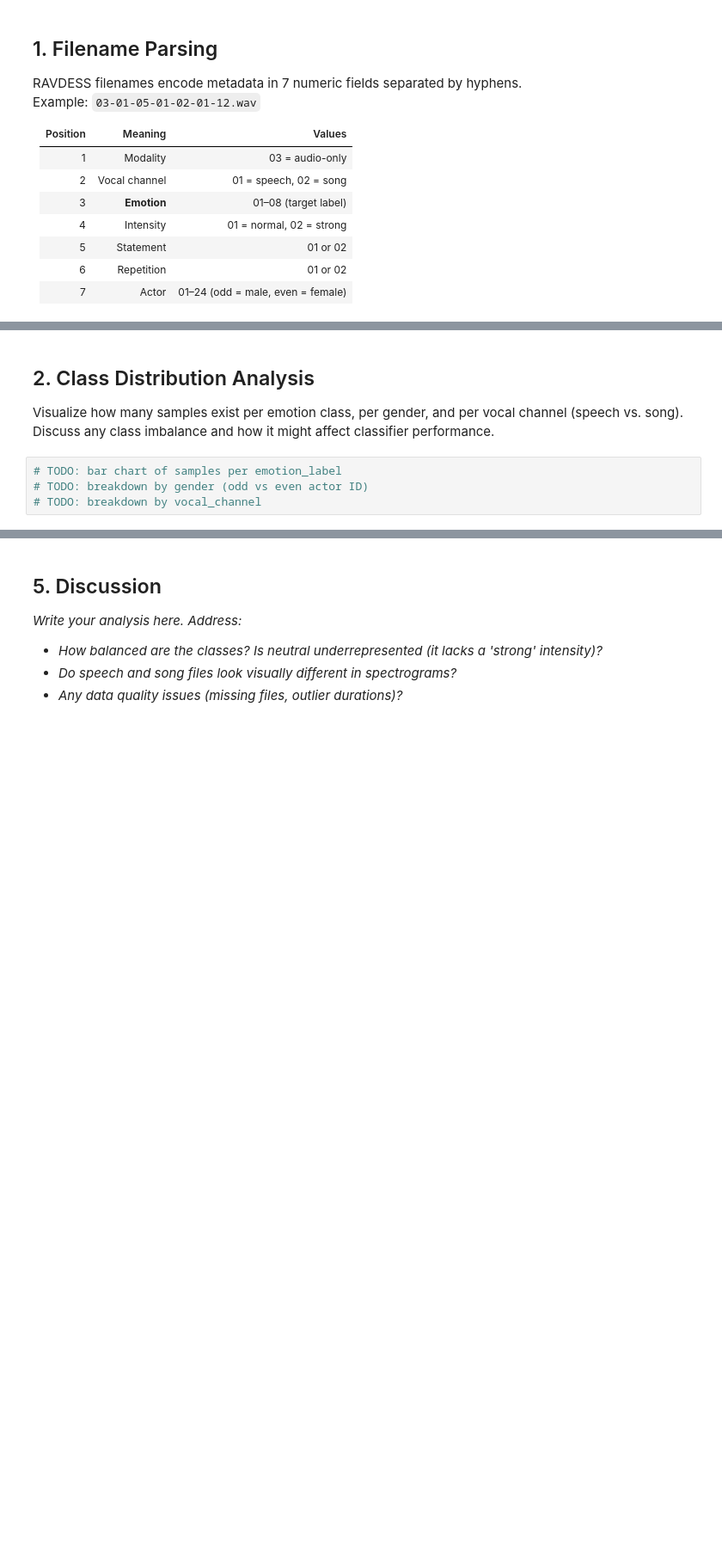
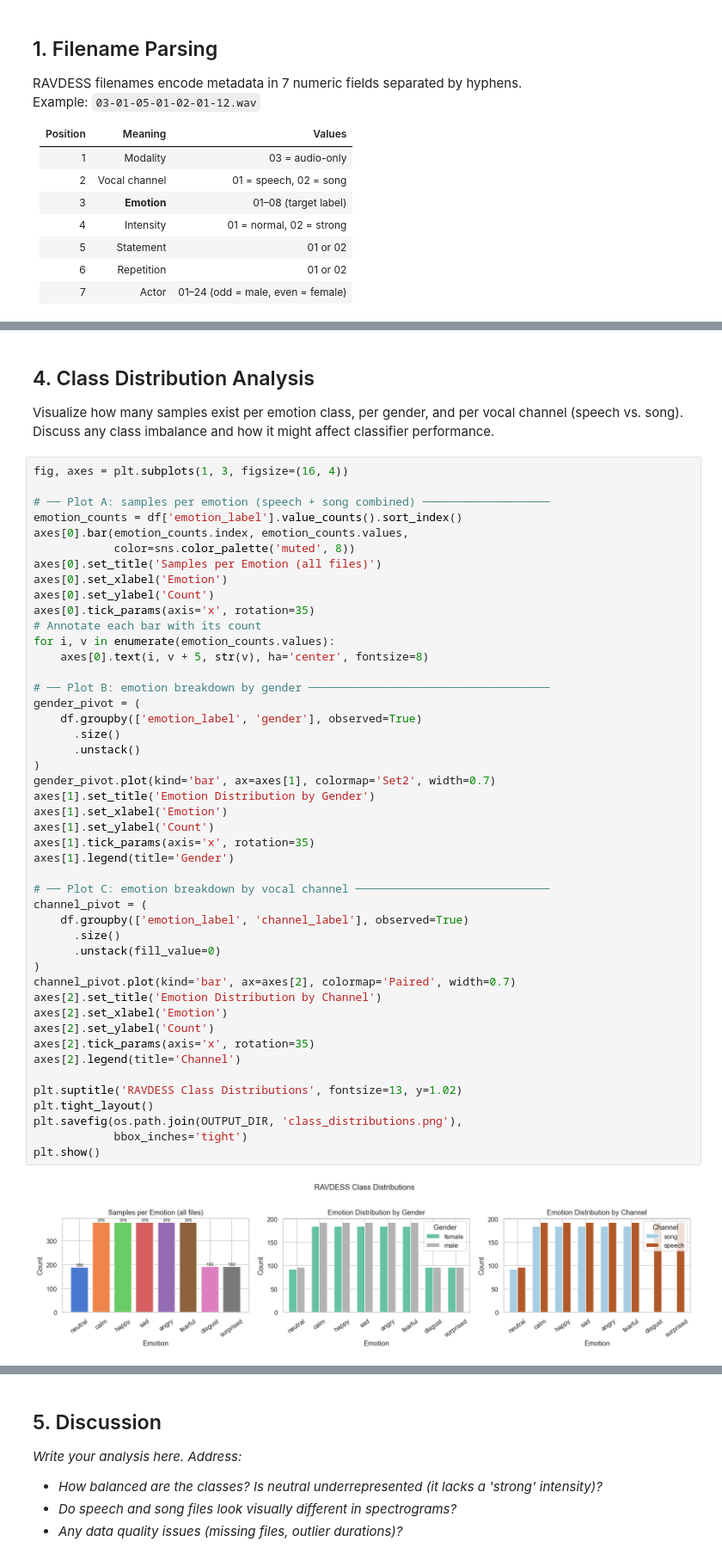
Before and after one commit to micahg1/Project_CSE432-532, a Jupyter notebook: SER_Project/notebooks/week4- data exploration.ipynb, the cells around one changed output, grey strips where cells are left out. Shown at 86% size. Cells and saved outputs as stored; diff of their text form; blank space fills up the shorter version.

```diff
--- a/SER_Project/notebooks/week4- data exploration.ipynb
+++ b/SER_Project/notebooks/week4- data exploration.ipynb
@@ -75,10 +262,54 @@ df.head()
 # %% [markdown]
-## 2. Class Distribution Analysis
+## 4. Class Distribution Analysis
 
 Visualize how many samples exist per emotion class, per gender, and per vocal channel (speech vs. song).
 Discuss any class imbalance and how it might affect classifier performance.
-# %%
-# TODO: bar chart of samples per emotion_label
-# TODO: breakdown by gender (odd vs even actor ID)
-# TODO: breakdown by vocal_channel
+# %%
+fig, axes = plt.subplots(1, 3, figsize=(16, 4))
+
+# ── Plot A: samples per emotion (speech + song combined) ───────────────────
+emotion_counts = df['emotion_label'].value_counts().sort_index()
+axes[0].bar(emotion_counts.index, emotion_counts.values,
+            color=sns.color_palette('muted', 8))
+axes[0].set_title('Samples per Emotion (all files)')
+axes[0].set_xlabel('Emotion')
+axes[0].set_ylabel('Count')
+axes[0].tick_params(axis='x', rotation=35)
+# Annotate each bar with its count
+for i, v in enumerate(emotion_counts.values):
+    axes[0].text(i, v + 5, str(v), ha='center', fontsize=8)
+
+# ── Plot B: emotion breakdown by gender ────────────────────────────────────
+gender_pivot = (
+    df.groupby(['emotion_label', 'gender'], observed=True)
+      .size()
+      .unstack()
+)
+gender_pivot.plot(kind='bar', ax=axes[1], colormap='Set2', width=0.7)
+axes[1].set_title('Emotion Distribution by Gender')
+axes[1].set_xlabel('Emotion')
+axes[1].set_ylabel('Count')
+axes[1].tick_params(axis='x', rotation=35)
+axes[1].legend(title='Gender')
+
+# ── Plot C: emotion breakdown by vocal channel ─────────────────────────────
+channel_pivot = (
+    df.groupby(['emotion_label', 'channel_label'], observed=True)
+      .size()
+      .unstack(fill_value=0)
+)
+channel_pivot.plot(kind='bar', ax=axes[2], colormap='Paired', width=0.7)
+axes[2].set_title('Emotion Distribution by Channel')
+axes[2].set_xlabel('Emotion')
+axes[2].set_ylabel('Count')
+axes[2].tick_params(axis='x', rotation=35)
+axes[2].legend(title='Channel')
+
+plt.suptitle('RAVDESS Class Distributions', fontsize=13, y=1.02)
+plt.tight_layout()
+plt.savefig(os.path.join(OUTPUT_DIR, 'class_distributions.png'),
+            bbox_inches='tight')
+plt.show()
+# %% [output]
+[figure, added]
 # %% [markdown]
```
Also changed, not shown: parts of 19 cells of this notebook, 8 other files.
